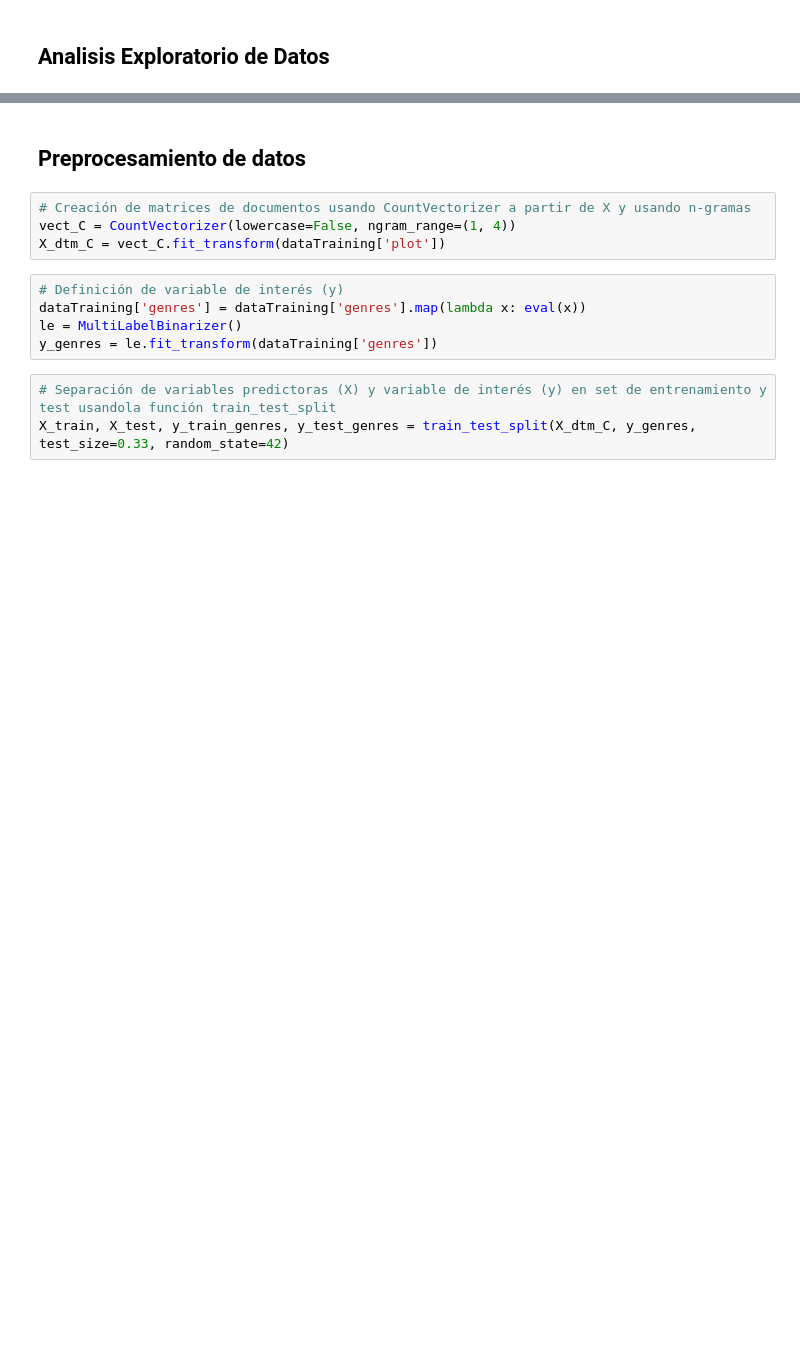
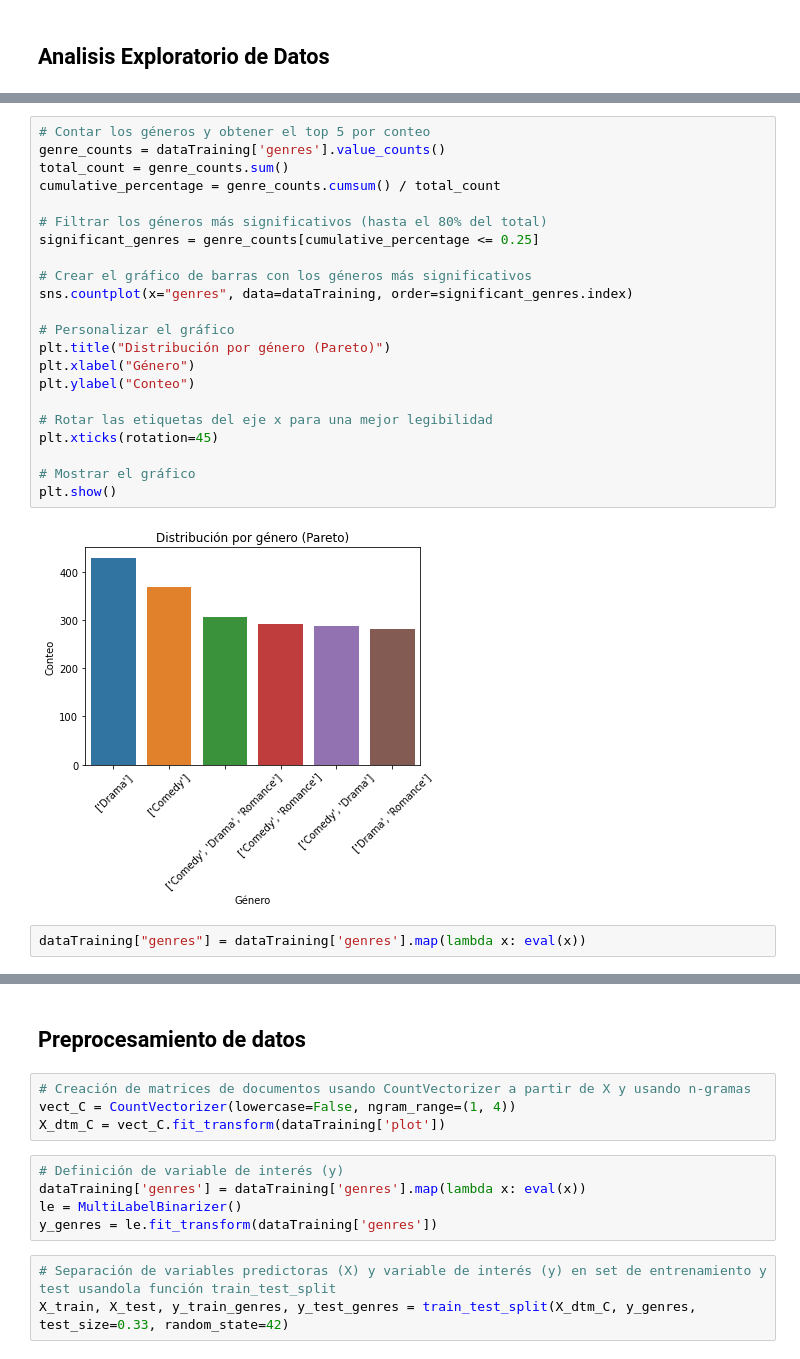
Before and after one commit to jmanjarresm/-Proyecto_2, a Jupyter notebook: S7P1_proyecto2.ipynb, the cells around one changed output, grey strips where cells are left out. Drawn from its saved outputs; the diff is of its cells as text; blank space fills up the shorter version.

```diff
--- a/S7P1_proyecto2.ipynb
+++ b/S7P1_proyecto2.ipynb
@@ -85,0 +107,26 @@ plt.show()
+# %%
+# Contar los géneros y obtener el top 5 por conteo
+genre_counts = dataTraining['genres'].value_counts()
+total_count = genre_counts.sum()
+cumulative_percentage = genre_counts.cumsum() / total_count
+
+# Filtrar los géneros más significativos (hasta el 80% del total)
+significant_genres = genre_counts[cumulative_percentage <= 0.25]
+
+# Crear el gráfico de barras con los géneros más significativos
+sns.countplot(x="genres", data=dataTraining, order=significant_genres.index)
+
+# Personalizar el gráfico
+plt.title("Distribución por género (Pareto)")
+plt.xlabel("Género")
+plt.ylabel("Conteo")
+
+# Rotar las etiquetas del eje x para una mejor legibilidad
+plt.xticks(rotation=45)
+
+# Mostrar el gráfico
+plt.show()
+# %% [output]
+[figure, added]
+# %%
+dataTraining["genres"] = dataTraining['genres'].map(lambda x: eval(x))
```
Also changed, not shown: parts of 8 cells of this notebook.
